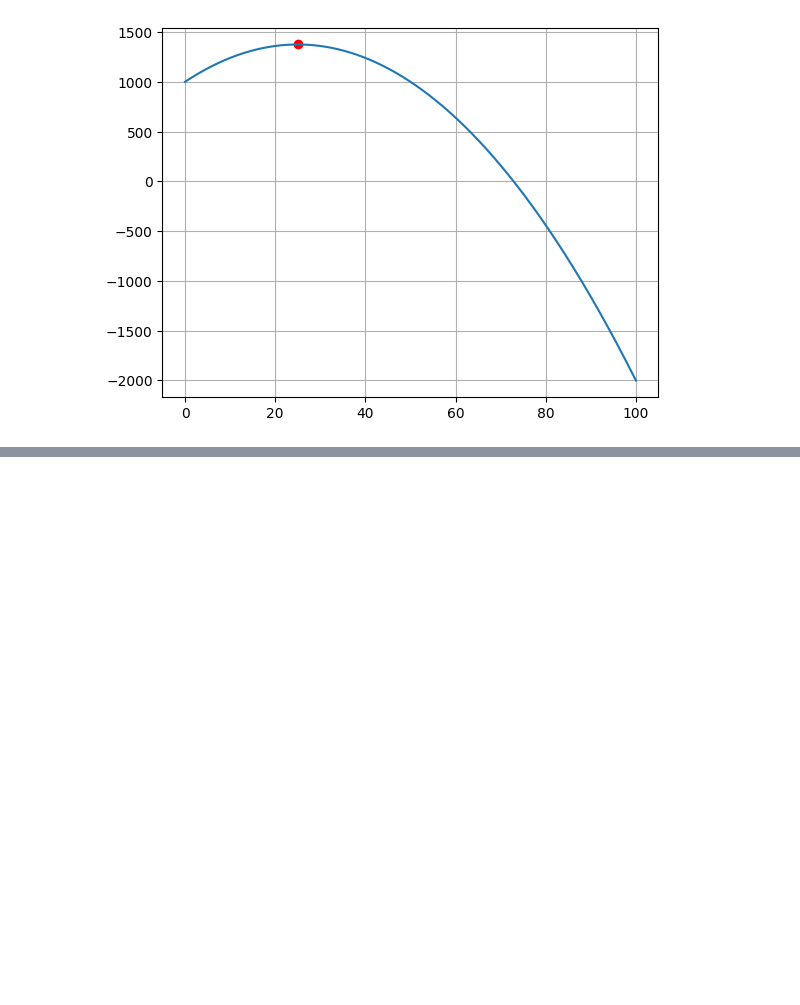
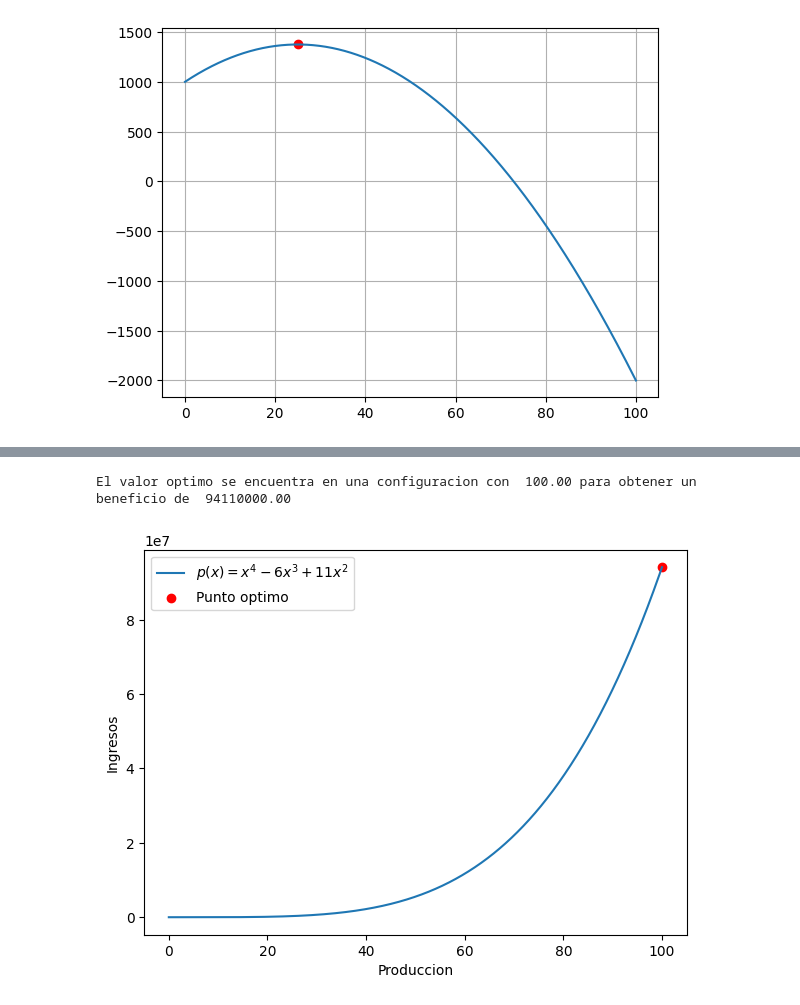
Before and after one commit to kkyouma/optimizacion, a Jupyter notebook: Prueba 1/guia-1.ipynb, the cells around one changed output, grey strips where cells are left out. Saved outputs shown, nothing was run; the diff lists cells and outputs as text; code cells hidden in the pictures; blank space fills up the shorter version.

```diff
--- a/Prueba 1/guia-1.ipynb
+++ b/Prueba 1/guia-1.ipynb
@@ -105,0 +124,29 @@ pd.DataFrame({"Iterations": all_iterations, "Time": list_time})
+# %%
+def obj_function3(x):
+    return x**4 - 6 * x**3 + 11 * x**2
+
+
+x3 = np.linspace(0, 100, 1000)
+y3 = obj_function3(x3)
+
+max_value3 = -np.inf
+for x_value in x3:
+    value = obj_function3(x_value)
+    if value > max_value3:
+        max_value3 = value
+        parameters = [x_value, max_value3]
+print(
+    f"El valor optimo se encuentra en una configuracion con {parameters[0]: .2f} para obtener un beneficio de {parameters[1]: .2f}"
+)
+# %% [output]
+El valor optimo se encuentra en una configuracion con  100.00 para obtener un beneficio de  94110000.00
+# %%
+fig, ax = plt.subplots(figsize=(7,5))
+ax.plot(x3, y3, label="$p(x) = x^4 - 6x^3 + 11x^2$")
+ax.scatter(parameters[0], parameters[1], color="r", label="Punto optimo")
+ax.set_ylabel("Ingresos")
+ax.set_xlabel("Produccion")
+ax.legend()
+plt.show()
+# %% [output]
+[figure, added]
```
Also changed, not shown: parts of 11 cells of this notebook.
